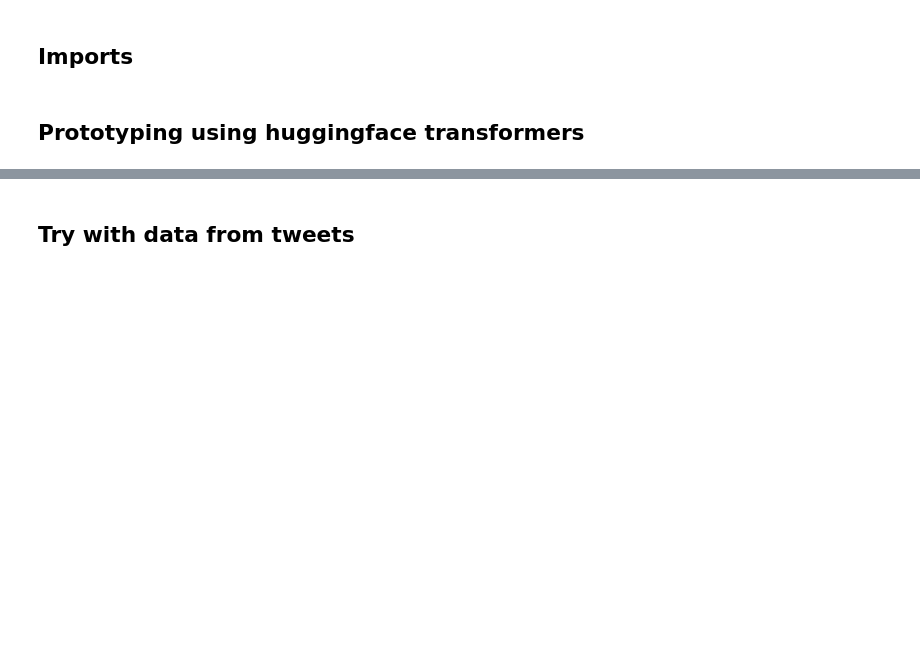
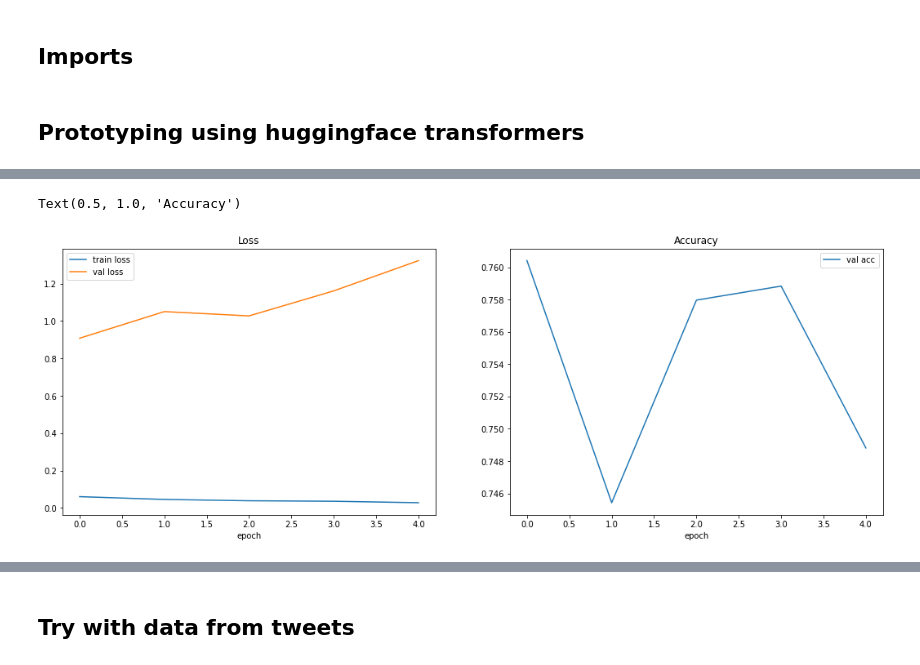
Before and after one commit to rbazin/nlp-disaster-tweets-challenge, a Jupyter notebook: model_prototyping.ipynb, the cells around one changed output, grey strips where cells are left out. Cells and saved outputs as stored; diff of their text form; code cells hidden in the pictures; blank space fills up the shorter version.

```diff
--- a/model_prototyping.ipynb
+++ b/model_prototyping.ipynb
@@ -69,0 +95,23 @@ output
+# %%
+from torch.utils.data import TensorDataset, random_split, DataLoader
+
+dataset = TensorDataset(input_ids, attention_masks, labels)
+
+train_size = int(0.85 * len(dataset)) # 85 - 15 % split
+val_size = len(dataset) - train_size
+
+# Divide the dataset by randomly selecting samples.
+train_dataset, val_dataset = random_split(dataset, [train_size, val_size])
+
+batch_size = 32 # Bigger values will increase the gradient precision, lower values will reduce the memory load
+
+train_dataloader = DataLoader(train_dataset, batch_size = batch_size, shuffle = True)
+val_dataloader = DataLoader(val_dataset, batch_size = batch_size, shuffle = True)
+# %%
+from transformers import BertForSequenceClassification
+
+model = BertForSequenceClassification.from_pretrained("vinai/bertweet-base", num_labels = 2, output_attentions = False, output_hidden_states = False)
+
+device = 'cuda' if torch.cuda.is_available() else 'cpu'
+
+model.to(device)
@@ -69,0 +142,2 @@ output
+# %%
+optimizer = torch.optim.AdamW(model.parameters(), lr = 2e-5, betas = (0.9, 0.999), eps = 1e-8)
@@ -69,0 +228,20 @@ output
+# %%
+metrics, model = train_model(model, train_dataloader, val_dataloader, optimizer, scheduler, epochs = epochs)
+# %%
+plt.figure(figsize=(18, 6))
+plt.subplot(1, 2, 1)
+
+plt.plot(metrics['train_losses'], label='train loss')
+plt.plot(metrics['val_losses'], label='val loss')
+plt.xlabel("epoch")
+plt.legend()
+plt.title('Loss')
+
+plt.subplot(1, 2, 2)
+plt.plot(metrics['val_accs'], label='val acc')
+plt.xlabel("epoch")
+plt.legend()
+plt.title('Accuracy')
+# %% [output]
+Text(0.5, 1.0, 'Accuracy')
+[figure, added]
```
Also changed, not shown: parts of 22 cells of this notebook, 1 other file.
